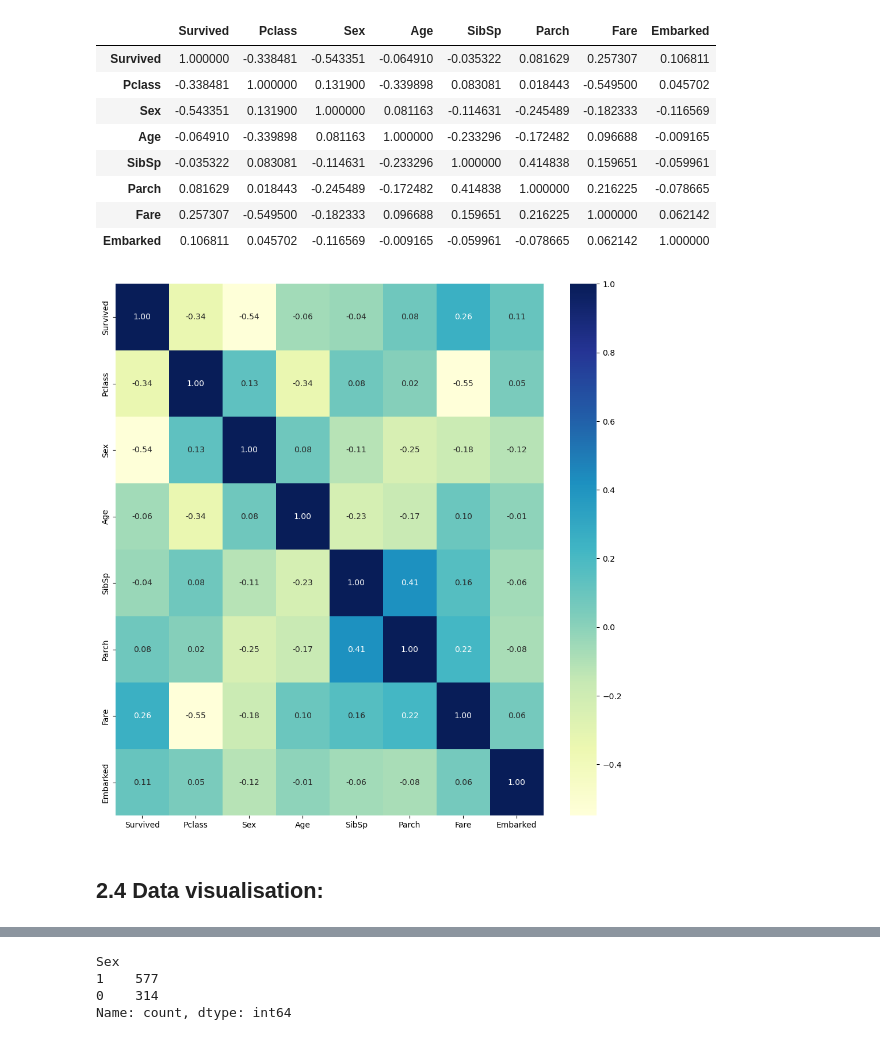
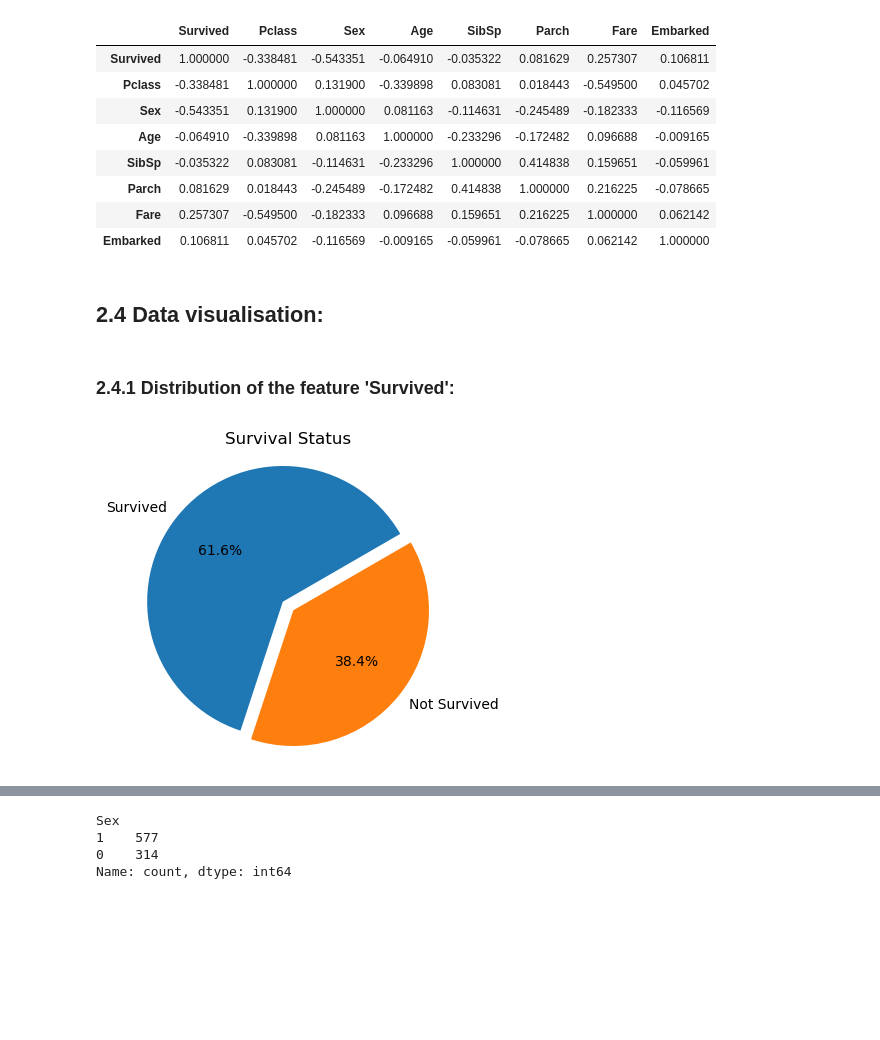
Before and after one commit to ImadElMaftouhi/codsoft, a Jupyter notebook: TITANIC SURVIVAL PREDICTION/main.ipynb, the cells around one changed output, grey strips where cells are left out. Drawn from its saved outputs; the diff is of its cells as text; code cells hidden in the pictures; blank space fills up the shorter version.

```diff
--- a/TITANIC SURVIVAL PREDICTION/main.ipynb
+++ b/TITANIC SURVIVAL PREDICTION/main.ipynb
@@ -711,12 +709,18 @@ df.corr()
 | Parch | 0.081629 | 0.018443 | -0.245489 | -0.172482 | 0.414838 | 1.000000 | 0.216225 | -0.078665 |
 | Fare | 0.257307 | -0.549500 | -0.182333 | 0.096688 | 0.159651 | 0.216225 | 1.000000 | 0.062142 |
 | Embarked | 0.106811 | 0.045702 | -0.116569 | -0.009165 | -0.059961 | -0.078665 | 0.062142 | 1.000000 |
-# %%
-plt.subplots(figsize=(12, 12))
-sns.heatmap(df.corr(), cmap = "YlGnBu", annot=True, fmt=".2f")
-plt.show()
-# %% [output]
-[figure, removed]
 # %% [markdown]
 ## 2.4 Data visualisation:
+# %% [markdown]
+### 2.4.1 Distribution of the feature 'Survived':
+# %%
+survived = df['Survived']
+
+plt.figure(figsize=(4, 4))  # Set the figure size
+plt.pie(survived.value_counts(), explode=(0.1, 0), labels=['Survived', 'Not Survived'], autopct='%1.1f%%', startangle=30)
+plt.axis('equal')  # Equal aspect ratio ensures that pie is drawn as a circle
+plt.title('Survival Status')  # Add a title to the plot
+plt.show()
+# %% [output]
+[figure, added]
 # %% [markdown]
```
Also changed, not shown: parts of 19 cells of this notebook, 1 other file.
